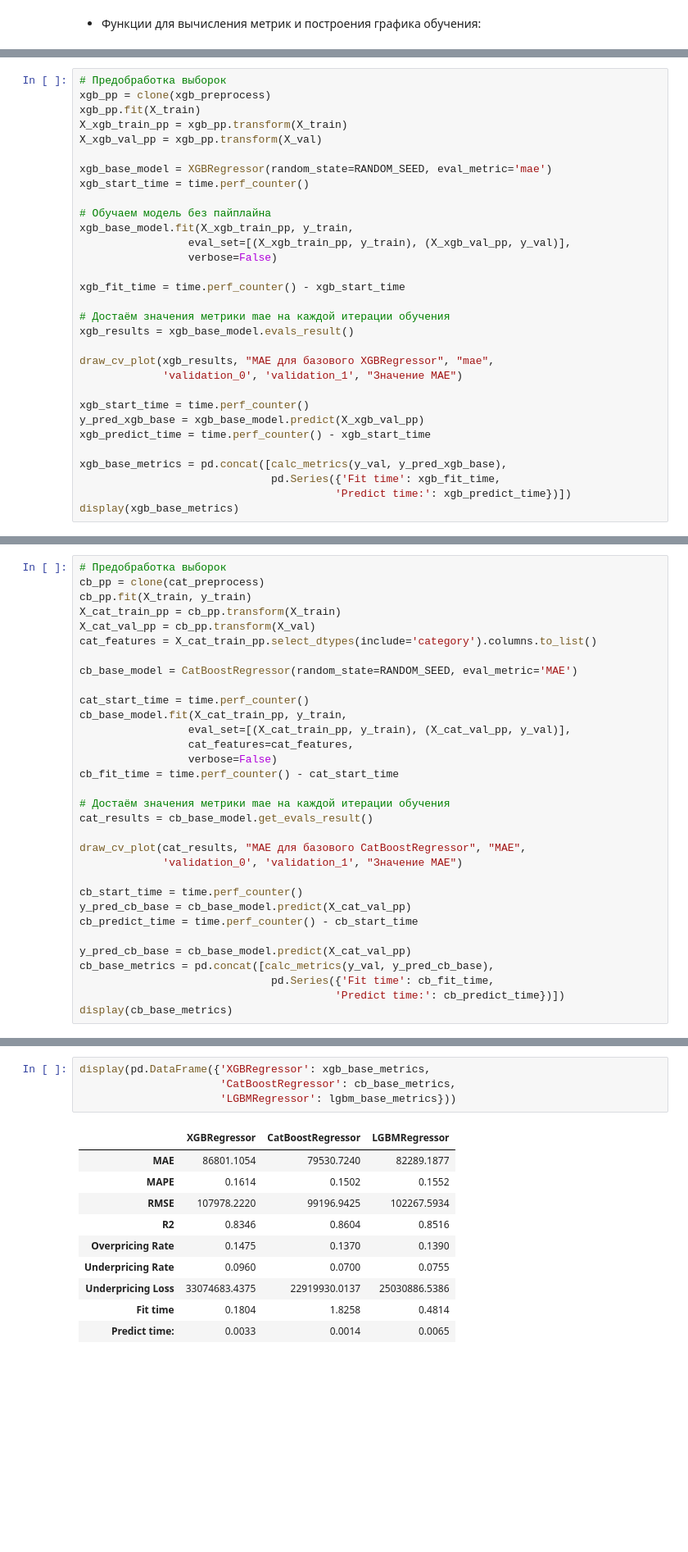
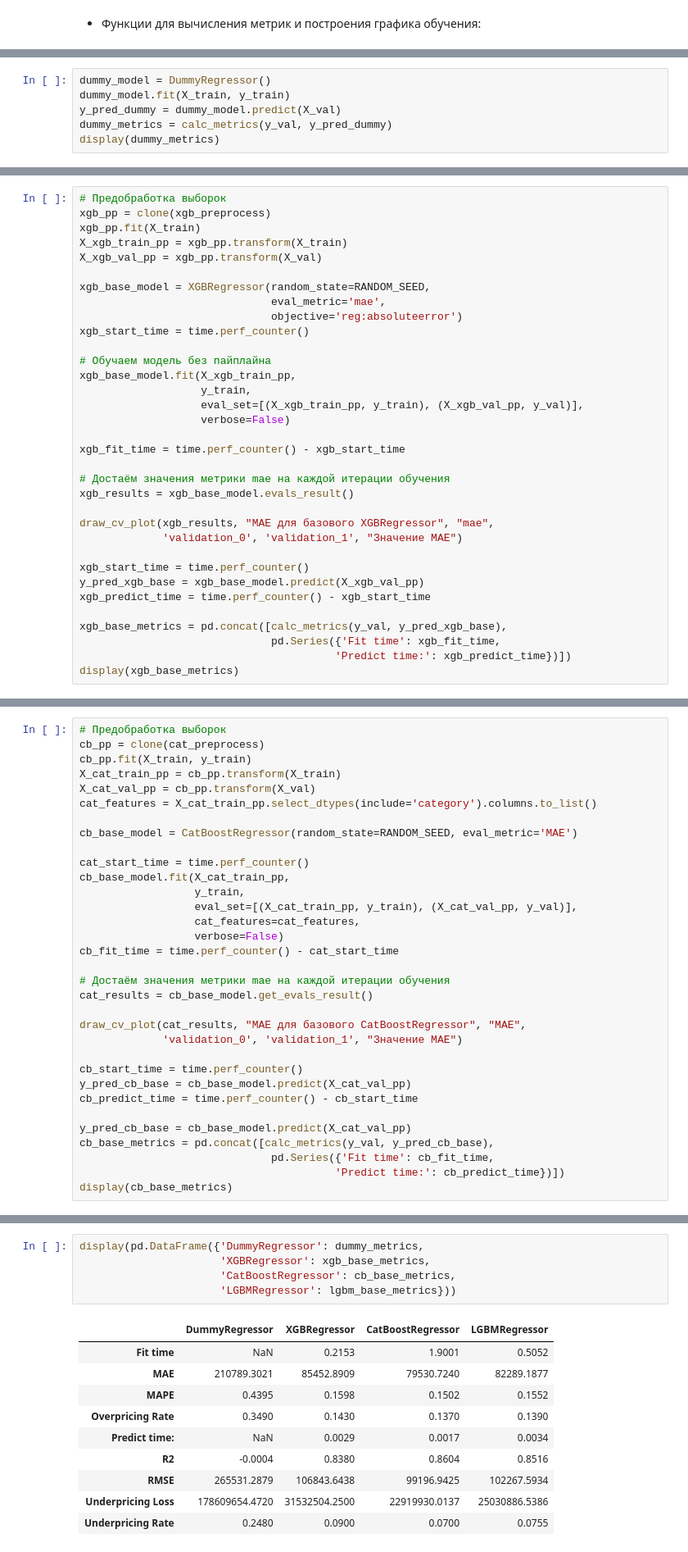
Before and after one commit to tvorogov-code/ds-yandex, a Jupyter notebook: notebooks/Проект спринта 16/Проект спринта 16_3.9.ipynb, the cells around one changed output, grey strips where cells are left out. Shown at 82% size. Saved outputs shown, nothing was run; the diff lists cells and outputs as text; blank space fills up the shorter version.

```diff
--- a/notebooks/Проект спринта 16/Проект спринта 16_3.9.ipynb
+++ b/notebooks/Проект спринта 16/Проект спринта 16_3.9.ipynb
@@ -653,0 +831,6 @@ def draw_cv_plot(results, title, metric, learn_key, test_key, ylabel):
+# %%
+dummy_model = DummyRegressor()
+dummy_model.fit(X_train, y_train)
+y_pred_dummy = dummy_model.predict(X_val)
+dummy_metrics = calc_metrics(y_val, y_pred_dummy)
+display(dummy_metrics)
@@ -658,13 +852,16 @@ xgb_pp.fit(X_train)
 X_xgb_train_pp = xgb_pp.transform(X_train)
 X_xgb_val_pp = xgb_pp.transform(X_val)
 
-xgb_base_model = XGBRegressor(random_state=RANDOM_SEED, eval_metric='mae')
+xgb_base_model = XGBRegressor(random_state=RANDOM_SEED,
+                              eval_metric='mae',
+                              objective='reg:absoluteerror')
 xgb_start_time = time.perf_counter()
 
 # Обучаем модель без пайплайна
-xgb_base_model.fit(X_xgb_train_pp, y_train,
-                 eval_set=[(X_xgb_train_pp, y_train), (X_xgb_val_pp, y_val)],
-                 verbose=False)
+xgb_base_model.fit(X_xgb_train_pp,
+                   y_train,
+                   eval_set=[(X_xgb_train_pp, y_train), (X_xgb_val_pp, y_val)],
+                   verbose=False)
 
 xgb_fit_time = time.perf_counter() - xgb_start_time
 
@@ -707,10 +946,11 @@ cat_features = X_cat_train_pp.select_dtypes(include='category').columns.to_list(
 cb_base_model = CatBoostRegressor(random_state=RANDOM_SEED, eval_metric='MAE')
 
 cat_start_time = time.perf_counter()
-cb_base_model.fit(X_cat_train_pp, y_train,
-                 eval_set=[(X_cat_train_pp, y_train), (X_cat_val_pp, y_val)],
-                 cat_features=cat_features,
-                 verbose=False)
+cb_base_model.fit(X_cat_train_pp,
+                  y_train,
+                  eval_set=[(X_cat_train_pp, y_train), (X_cat_val_pp, y_val)],
+                  cat_features=cat_features,
+                  verbose=False)
 cb_fit_time = time.perf_counter() - cat_start_time
 
 # Достаём значения метрики mae на каждой итерации обучения
@@ -789,15 +1023,16 @@ dtype: float64
 # %%
-display(pd.DataFrame({'XGBRegressor': xgb_base_metrics,
+display(pd.DataFrame({'DummyRegressor': dummy_metrics,
+                      'XGBRegressor': xgb_base_metrics,
                       'CatBoostRegressor': cb_base_metrics,
                       'LGBMRegressor': lgbm_base_metrics}))
 # %% [output]
-|  | XGBRegressor | CatBoostRegressor | LGBMRegressor |
-| MAE | 86801.1054 | 79530.7240 | 82289.1877 |
-| MAPE | 0.1614 | 0.1502 | 0.1552 |
-| RMSE | 107978.2220 | 99196.9425 | 102267.5934 |
-| R2 | 0.8346 | 0.8604 | 0.8516 |
-| Overpricing Rate | 0.1475 | 0.1370 | 0.1390 |
-| Underpricing Rate | 0.0960 | 0.0700 | 0.0755 |
-| Underpricing Loss | 33074683.4375 | 22919930.0137 | 25030886.5386 |
-| Fit time | 0.1804 | 1.8258 | 0.4814 |
-| Predict time: | 0.0033 | 0.0014 | 0.0065 |
+|  | DummyRegressor | XGBRegressor | CatBoostRegressor | LGBMRegressor |
+| Fit time | NaN | 0.2153 | 1.9001 | 0.5052 |
+| MAE | 210789.3021 | 85452.8909 | 79530.7240 | 82289.1877 |
+| MAPE | 0.4395 | 0.1598 | 0.1502 | 0.1552 |
+| Overpricing Rate | 0.3490 | 0.1430 | 0.1370 | 0.1390 |
+| Predict time: | NaN | 0.0029 | 0.0017 | 0.0034 |
+| R2 | -0.0004 | 0.8380 | 0.8604 | 0.8516 |
+| RMSE | 265531.2879 | 106843.6438 | 99196.9425 | 102267.5934 |
+| Underpricing Loss | 178609654.4720 | 31532504.2500 | 22919930.0137 | 25030886.5386 |
+| Underpricing Rate | 0.2480 | 0.0900 | 0.0700 | 0.0755 |
```
Also changed, not shown: parts of 75 cells of this notebook, 10 other files.
